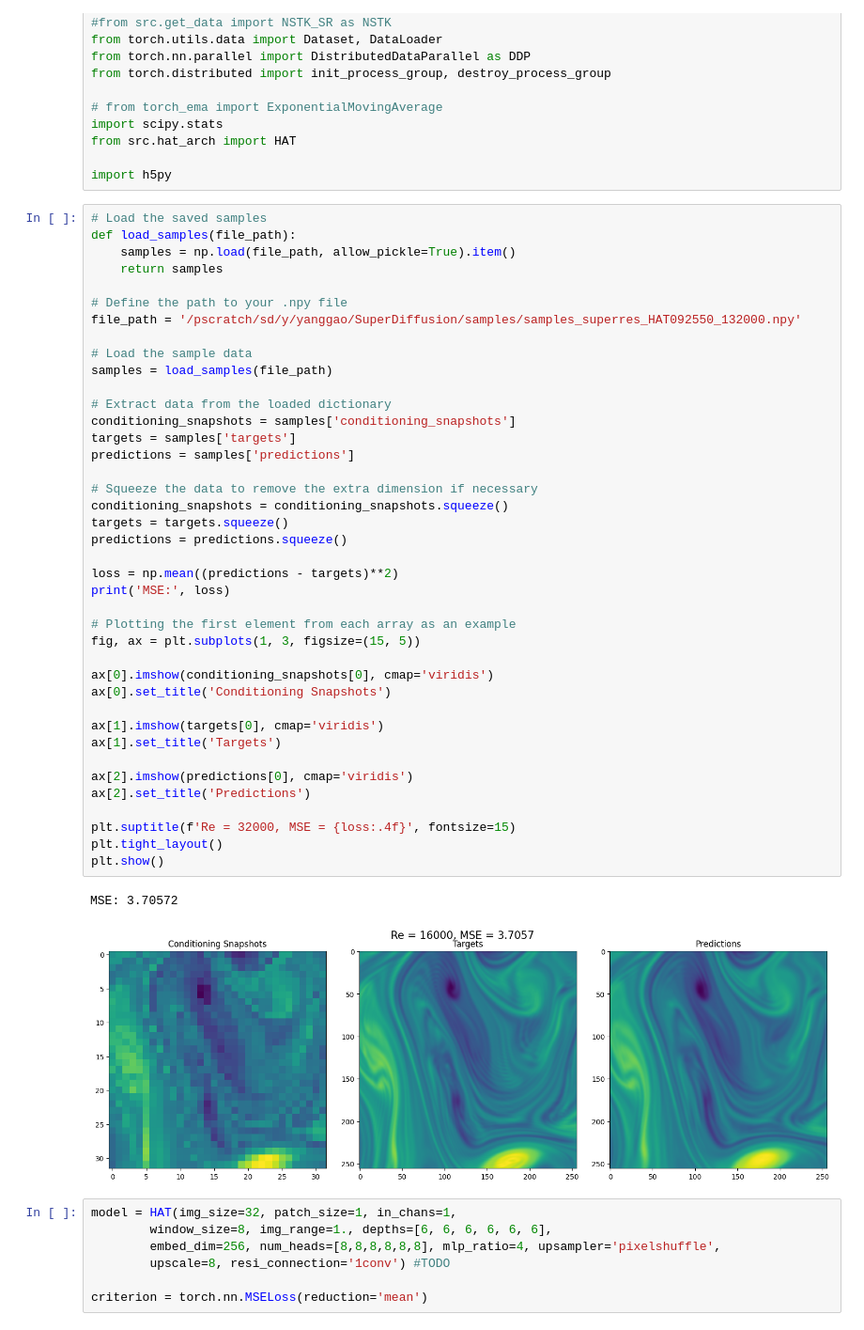
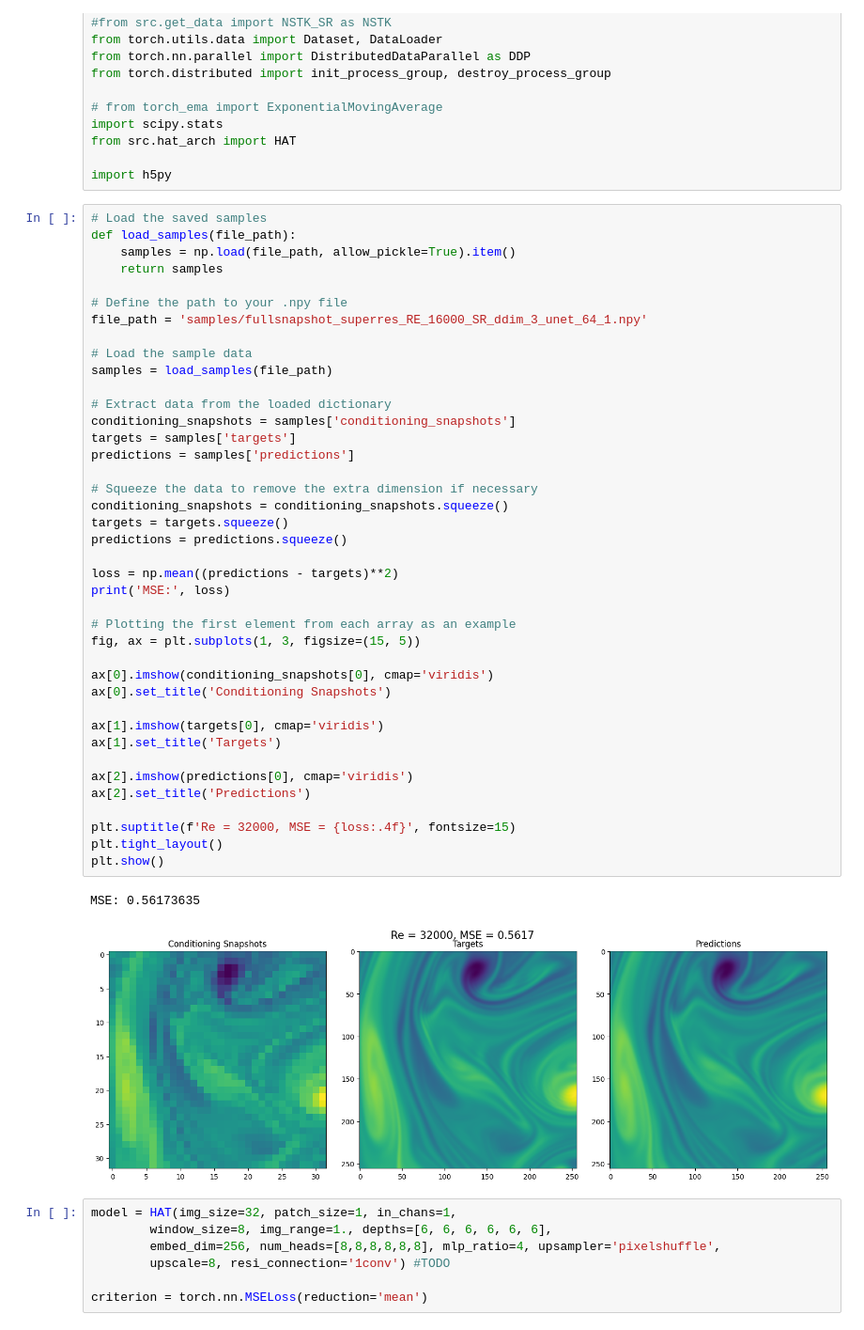
Before and after one commit to erichson/SuperDiffusion, a Jupyter notebook: sampleRead.ipynb, the cells around one changed output. Shown at 94% size. Cells and saved outputs as stored; diff of their text form.

```diff
--- a/sampleRead.ipynb
+++ b/sampleRead.ipynb
@@ -27,42 +27,42 @@ def load_samples(file_path):
     return samples
 
 # Define the path to your .npy file
-file_path = '/pscratch/sd/y/yanggao/SuperDiffusion/samples/samples_superres_HAT092550_132000.npy'
+file_path = 'samples/fullsnapshot_superres_RE_16000_SR_ddim_3_unet_64_1.npy'
 
 # Load the sample data
 samples = load_samples(file_path)
 
 # Extract data from the loaded dictionary
 conditioning_snapshots = samples['conditioning_snapshots']
 targets = samples['targets']
 predictions = samples['predictions']
 
 # Squeeze the data to remove the extra dimension if necessary
 conditioning_snapshots = conditioning_snapshots.squeeze()
 targets = targets.squeeze()
 predictions = predictions.squeeze()
 
 loss = np.mean((predictions - targets)**2)
 print('MSE:', loss)
 
 # Plotting the first element from each array as an example
 fig, ax = plt.subplots(1, 3, figsize=(15, 5))
 
 ax[0].imshow(conditioning_snapshots[0], cmap='viridis')
 ax[0].set_title('Conditioning Snapshots')
 
 ax[1].imshow(targets[0], cmap='viridis')
 ax[1].set_title('Targets')
 
 ax[2].imshow(predictions[0], cmap='viridis')
 ax[2].set_title('Predictions')
 
 plt.suptitle(f'Re = 32000, MSE = {loss:.4f}', fontsize=15)
 plt.tight_layout()
 plt.show()
 # %% [output]
-MSE: 3.70572
+MSE: 0.56173635
-[figure, old version]
+[figure, new version]
 # %%
 model = HAT(img_size=32, patch_size=1, in_chans=1,
         window_size=8, img_range=1., depths=[6, 6, 6, 6, 6, 6],
```
Also changed, not shown: 2 other files.
